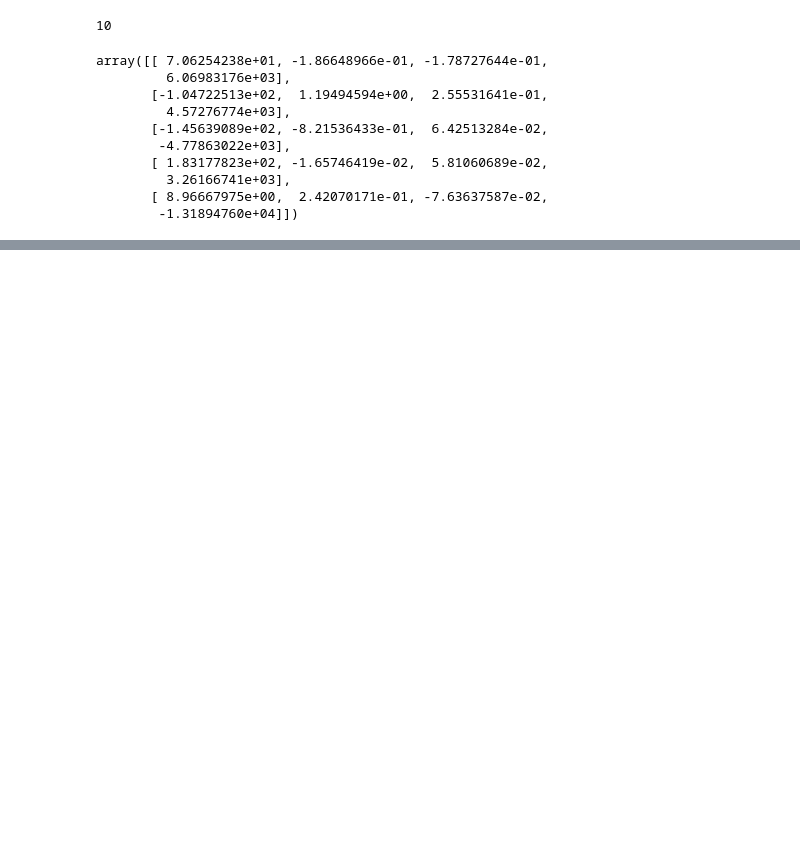
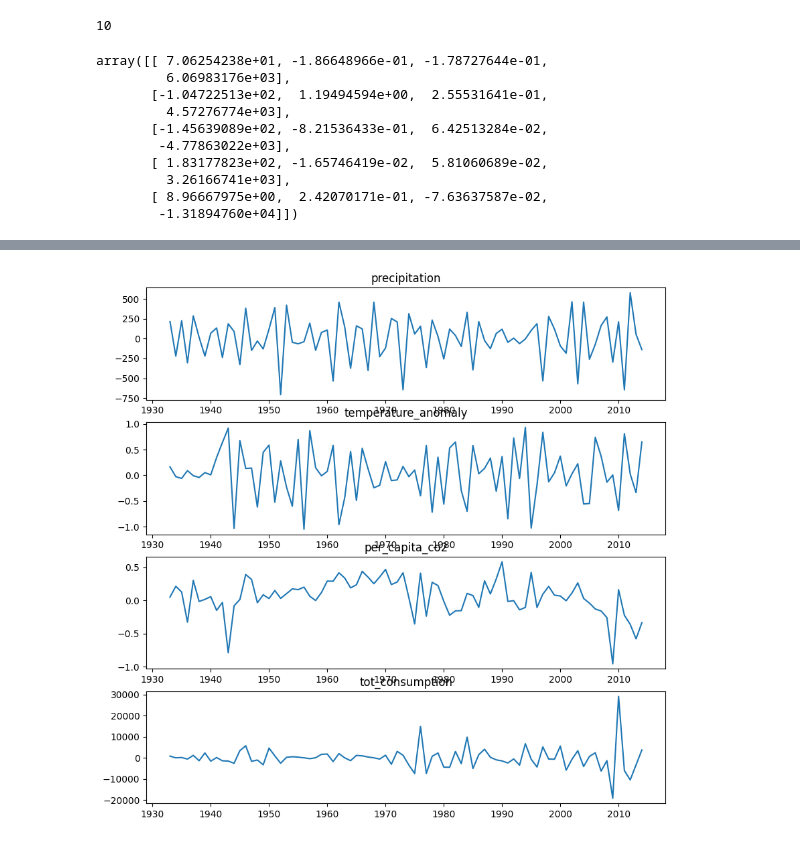
Before and after one commit to depa-tto/Multivariate-Time-Series-project, a Jupyter notebook: time_series_project.ipynb, the cells around one changed output, grey strips where cells are left out. Cells and saved outputs as stored; diff of their text form; code cells hidden in the pictures; blank space fills up the shorter version.

```diff
--- a/time_series_project.ipynb
+++ b/time_series_project.ipynb
@@ -813,0 +846,4 @@ df_forecast[1].plot()
+# %%
+results.plot();
+# %% [output]
+[figure, added]
```
Also changed, not shown: parts of 15 cells of this notebook.
